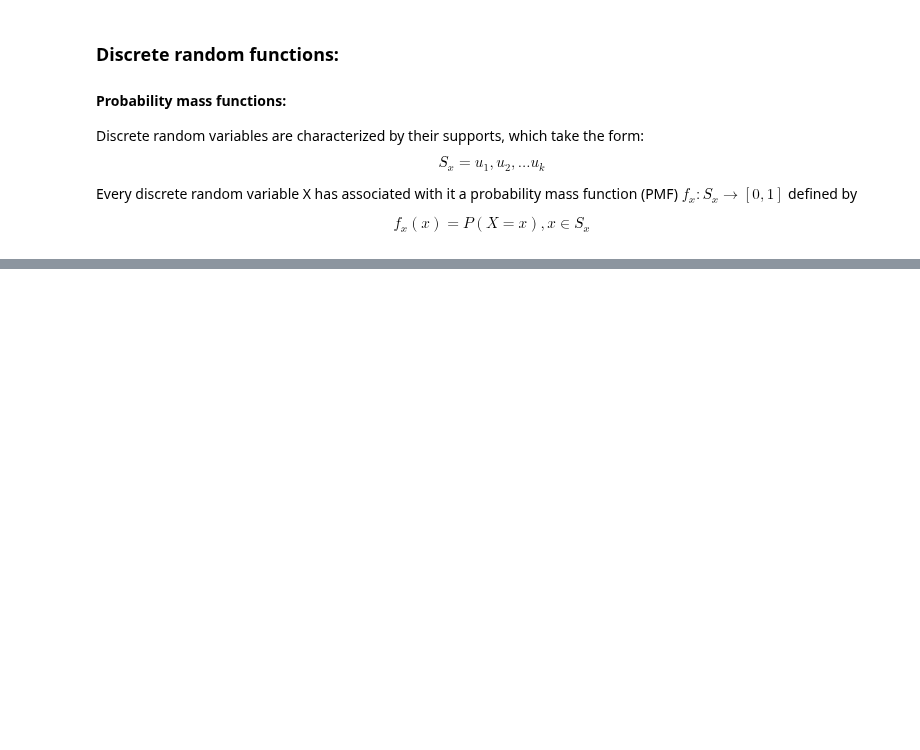
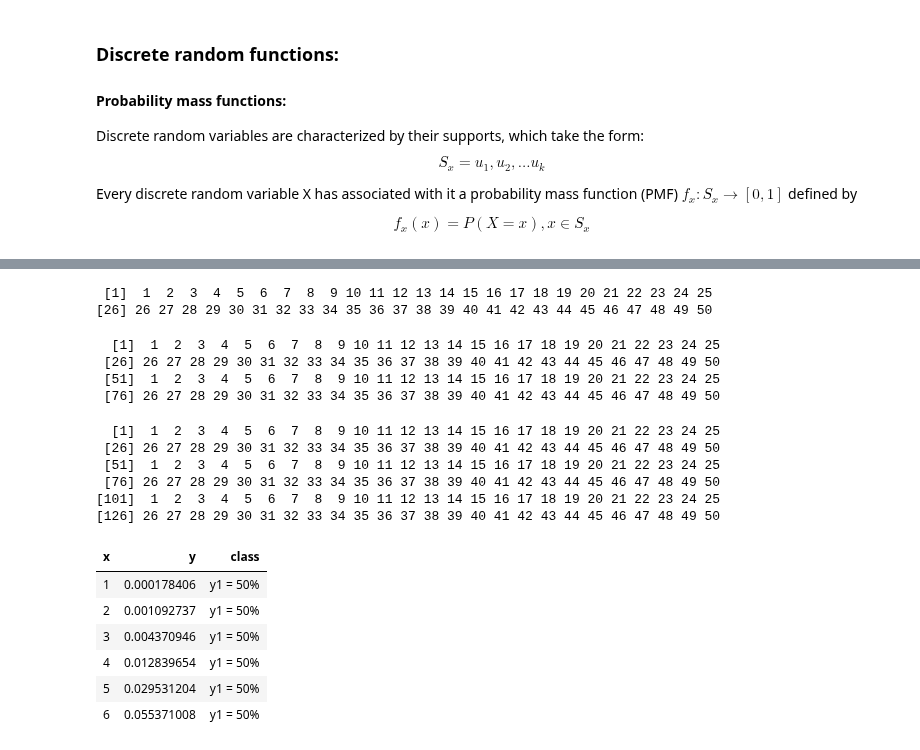
Before and after one commit to iamjz/R-Data, a Jupyter notebook: DiscreteDistributions.ipynb, the cells around one changed output, grey strips where cells are left out. Cells and saved outputs as stored; diff of their text form; code cells hidden in the pictures; blank space fills up the shorter version.

```diff
--- a/DiscreteDistributions.ipynb
+++ b/DiscreteDistributions.ipynb
@@ -29,0 +81,21 @@ $$f_x(x) = P(X = x), x \in S_x$$
+# %%
+rep(x) # this repeats the values
+# %% [output]
+ [1]  1  2  3  4  5  6  7  8  9 10 11 12 13 14 15 16 17 18 19 20 21 22 23 24 25
+[26] 26 27 28 29 30 31 32 33 34 35 36 37 38 39 40 41 42 43 44 45 46 47 48 49 50
+# %%
+rep(x, 2) # repeat twice
+# %% [output]
+  [1]  1  2  3  4  5  6  7  8  9 10 11 12 13 14 15 16 17 18 19 20 21 22 23 24 25
+ [26] 26 27 28 29 30 31 32 33 34 35 36 37 38 39 40 41 42 43 44 45 46 47 48 49 50
+ [51]  1  2  3  4  5  6  7  8  9 10 11 12 13 14 15 16 17 18 19 20 21 22 23 24 25
+ [76] 26 27 28 29 30 31 32 33 34 35 36 37 38 39 40 41 42 43 44 45 46 47 48 49 50
+# %%
+rep(x, 3) # repeat 3 times
+# %% [output]
+  [1]  1  2  3  4  5  6  7  8  9 10 11 12 13 14 15 16 17 18 19 20 21 22 23 24 25
+ [26] 26 27 28 29 30 31 32 33 34 35 36 37 38 39 40 41 42 43 44 45 46 47 48 49 50
+ [51]  1  2  3  4  5  6  7  8  9 10 11 12 13 14 15 16 17 18 19 20 21 22 23 24 25
+ [76] 26 27 28 29 30 31 32 33 34 35 36 37 38 39 40 41 42 43 44 45 46 47 48 49 50
+[101]  1  2  3  4  5  6  7  8  9 10 11 12 13 14 15 16 17 18 19 20 21 22 23 24 25
+[126] 26 27 28 29 30 31 32 33 34 35 36 37 38 39 40 41 42 43 44 45 46 47 48 49 50
@@ -29,0 +105,10 @@ $$f_x(x) = P(X = x), x \in S_x$$
+# %%
+head(df)
+# %% [output]
+| x | y | class |
+| 1 | 0.000178406 | y1 = 50% |
+| 2 | 0.001092737 | y1 = 50% |
+| 3 | 0.004370946 | y1 = 50% |
+| 4 | 0.012839654 | y1 = 50% |
+| 5 | 0.029531204 | y1 = 50% |
+| 6 | 0.055371008 | y1 = 50% |
```
Also changed, not shown: parts of 32 cells of this notebook, 1 other file.
